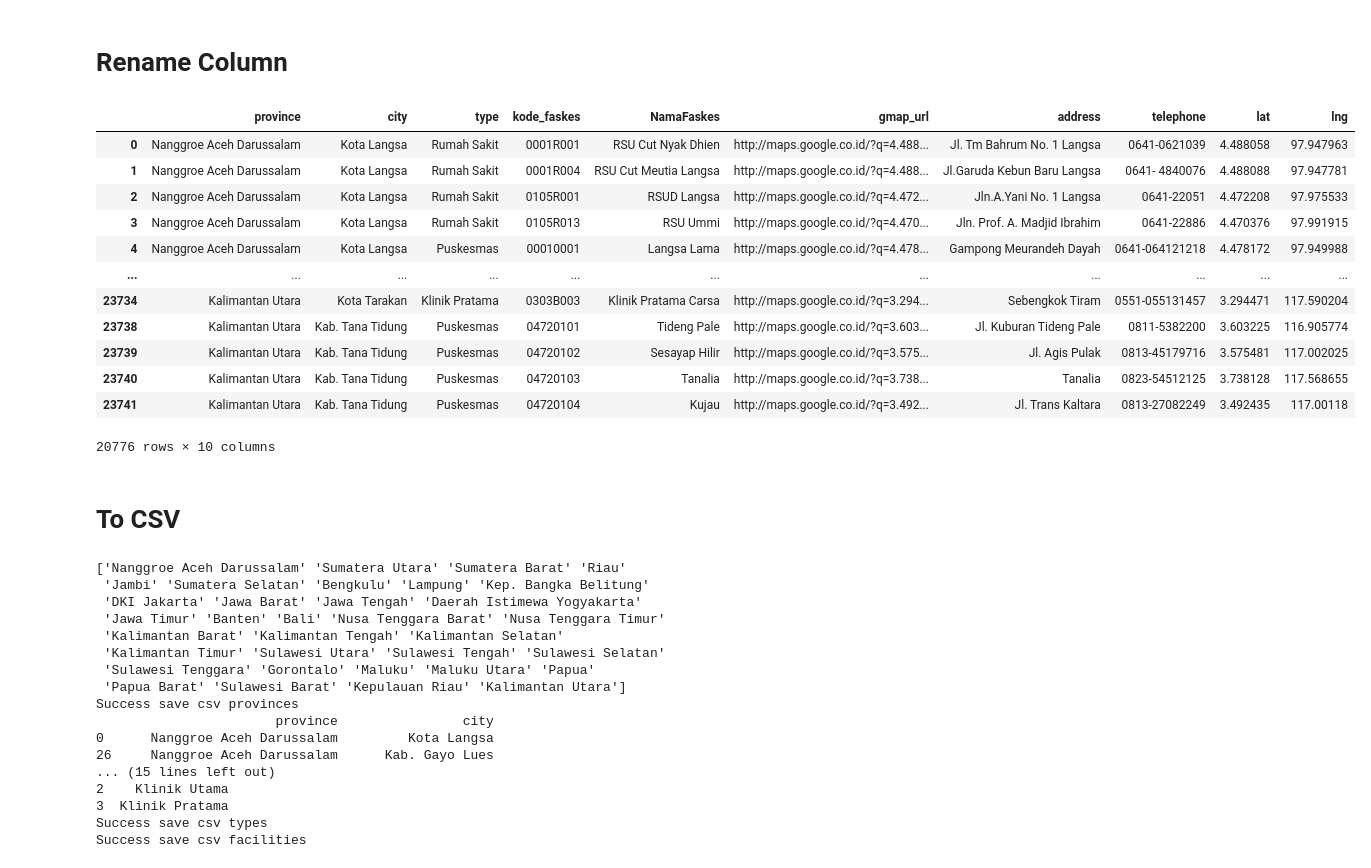
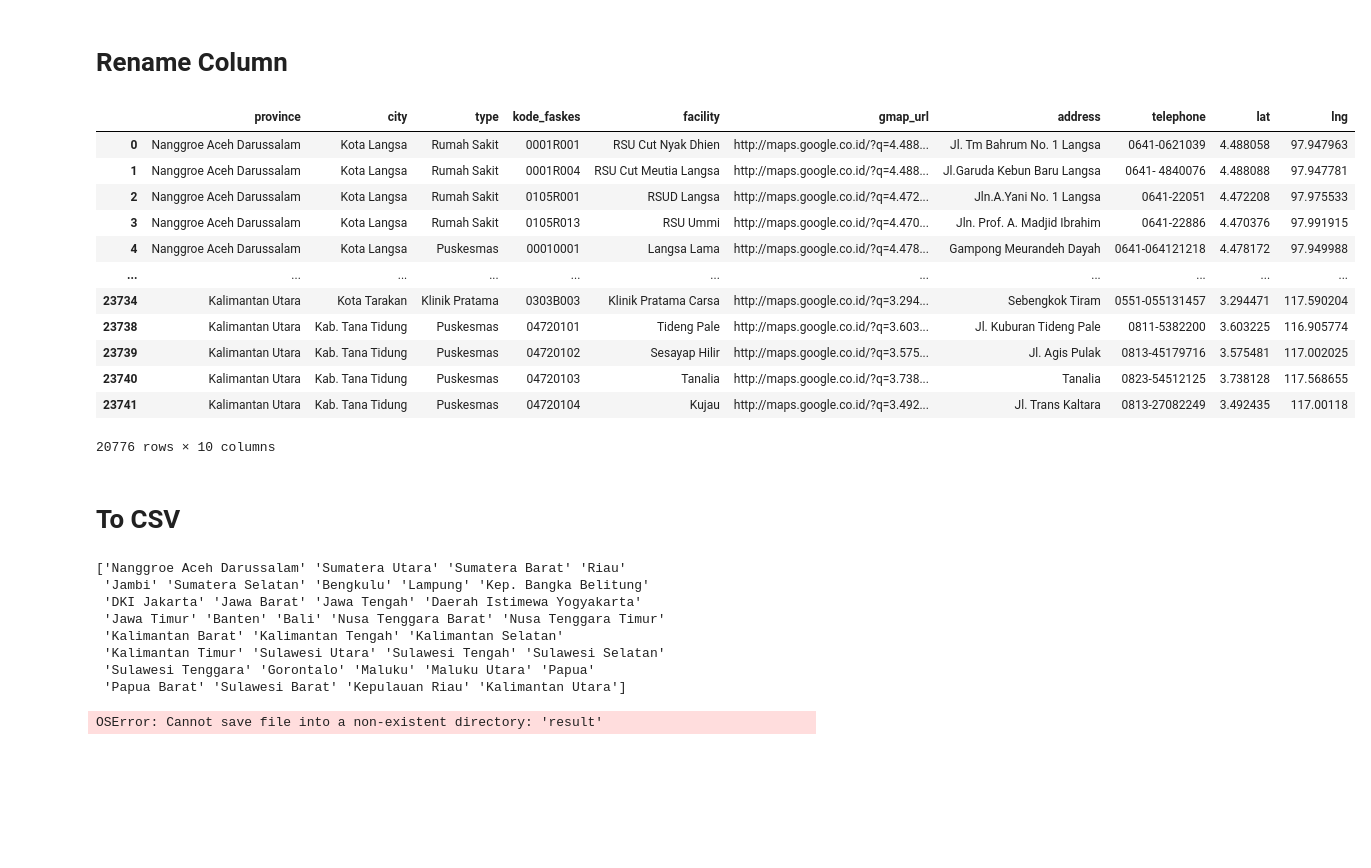
Before and after one commit to SimpliLife/data-cleaning-kaggle, a Jupyter notebook: faskes/data_cleaning.ipynb, the cells around one changed output. Saved outputs shown, nothing was run; the diff lists cells and outputs as text; code cells hidden in the pictures; blank space fills up the shorter version.

```diff
--- a/faskes/data_cleaning.ipynb
+++ b/faskes/data_cleaning.ipynb
@@ -175,17 +175,17 @@ df
 # %%
 df = df.rename({
   "Provinsi": "province",
   "KotaKab": "city",
   "KodeFaskes": "kode_faskes",
-  "NamaFakses": "facility",
+  "NamaFaskes": "facility",
   "LatLongFaskes": "gmap_url",
   "AlamatFaskes": "address",
   "TelpFaskes": "telephone",
   "TipeFaskes": 'type'
 }, axis=1)
 df
 # %% [output]
-|  | province | city | type | kode_faskes | NamaFaskes | gmap_url | address | telephone | lat | lng |
+|  | province | city | type | kode_faskes | facility | gmap_url | address | telephone | lat | lng |
 | 0 | Nanggroe Aceh Darussalam | Kota Langsa | Rumah Sakit | 0001R001 | RSU Cut Nyak Dhien | http://maps.google.co.id/?q=4.488... | Jl. Tm Bahrum No. 1 Langsa | 0641-0621039 | 4.488058 | 97.947963 |
 | 1 | Nanggroe Aceh Darussalam | Kota Langsa | Rumah Sakit | 0001R004 | RSU Cut Meutia Langsa | http://maps.google.co.id/?q=4.488... | Jl.Garuda Kebun Baru Langsa | 0641- 4840076 | 4.488088 | 97.947781 |
 | 2 | Nanggroe Aceh Darussalam | Kota Langsa | Rumah Sakit | 0105R001 | RSUD Langsa | http://maps.google.co.id/?q=4.472... | Jln.A.Yani No. 1 Langsa | 0641-22051 | 4.472208 | 97.975533 |
@@ -236,12 +236,4 @@ print("Success save csv facilities")
  'Kalimantan Timur' 'Sulawesi Utara' 'Sulawesi Tengah' 'Sulawesi Selatan'
  'Sulawesi Tenggara' 'Gorontalo' 'Maluku' 'Maluku Utara' 'Papua'
  'Papua Barat' 'Sulawesi Barat' 'Kepulauan Riau' 'Kalimantan Utara']
-Success save csv provinces
-                       province                city
-0      Nanggroe Aceh Darussalam         Kota Langsa
-26     Nanggroe Aceh Darussalam      Kab. Gayo Lues
-... (15 lines left out)
-2    Klinik Utama
-3  Klinik Pratama
-Success save csv types
-Success save csv facilities
+OSError: Cannot save file into a non-existent directory: 'result'
```
